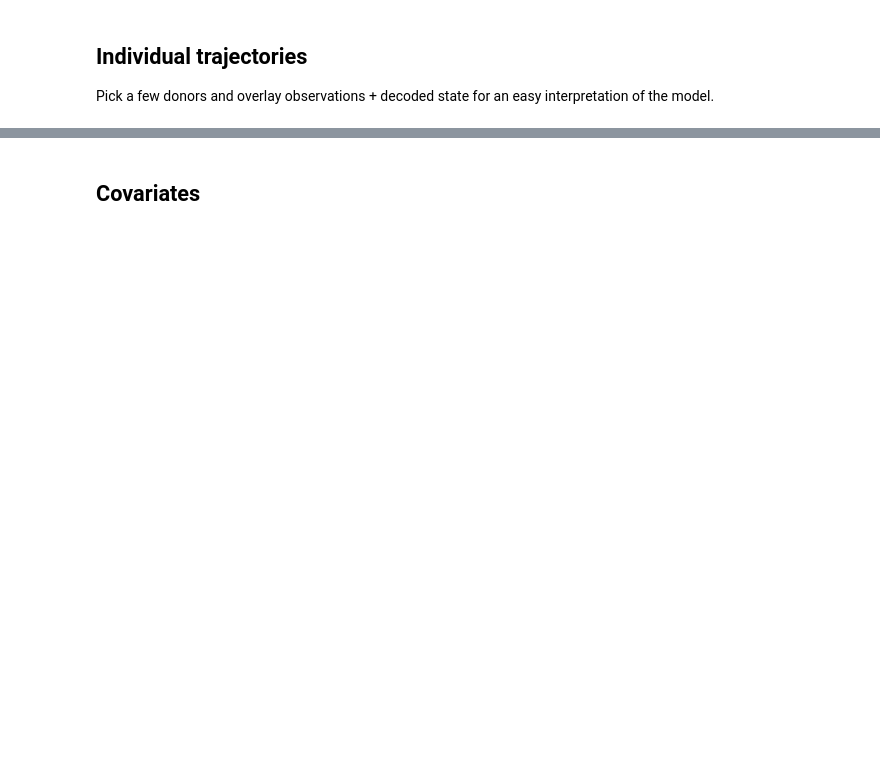
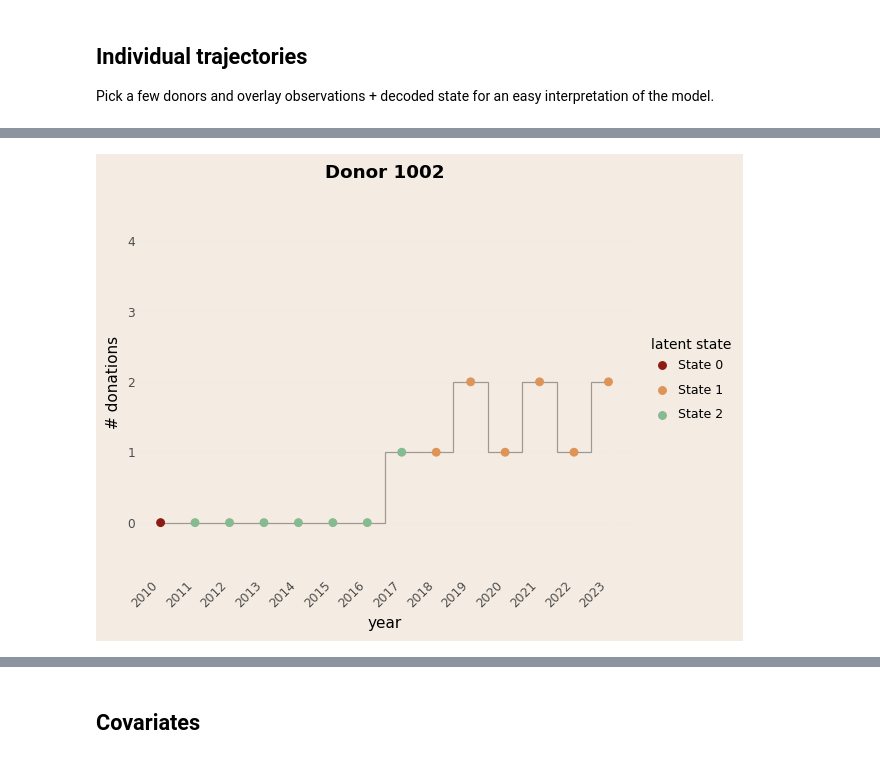
Before and after one commit to erikdeluca/Blood-Donors, a Jupyter notebook: notebooks/Bayesian HMM GLM - improved.ipynb, the cells around one changed output, grey strips where cells are left out. Saved outputs shown, nothing was run; the diff lists cells and outputs as text; code cells hidden in the pictures; blank space fills up the shorter version.

```diff
--- a/notebooks/Bayesian HMM GLM - improved.ipynb
+++ b/notebooks/Bayesian HMM GLM - improved.ipynb
@@ -536,12 +557,14 @@ hmm_pl.plot_one_gg(
 # %%
 hmm_pl.plot_one_gg(
         idx=1002,
         obs_torch=obs_torch,
         paths=paths,
-        years=years_axis,
+        years=years_num,
         state_cols=None,
         y_max=4
     )
+# %% [output]
+[figure, added]
 # %%
 hmm_pl.plot_W_pi_heat(W_pi, cov_names_pi)
 hmm_pl.plot_W_A_heat(W_A, cov_names_A)
```
Also changed, not shown: parts of 31 cells of this notebook, 14 other files.
